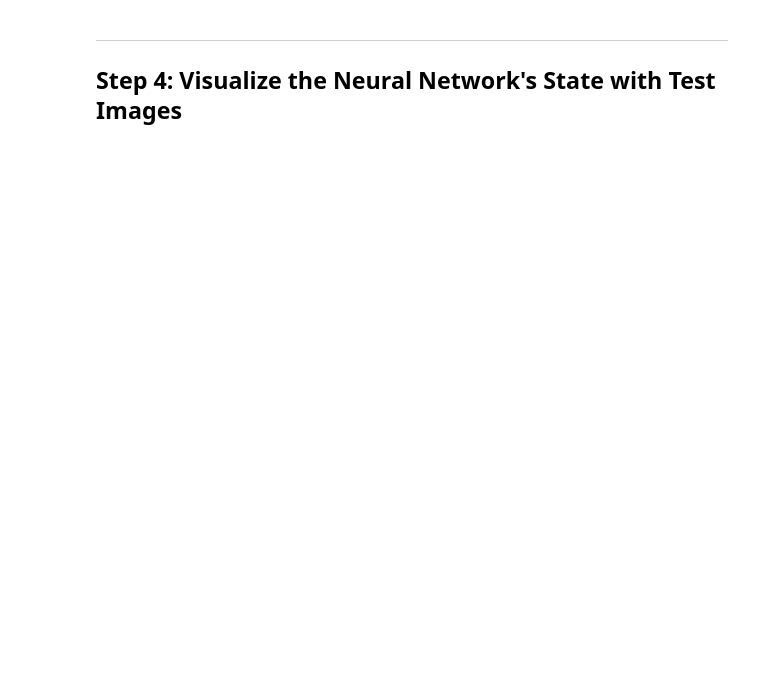
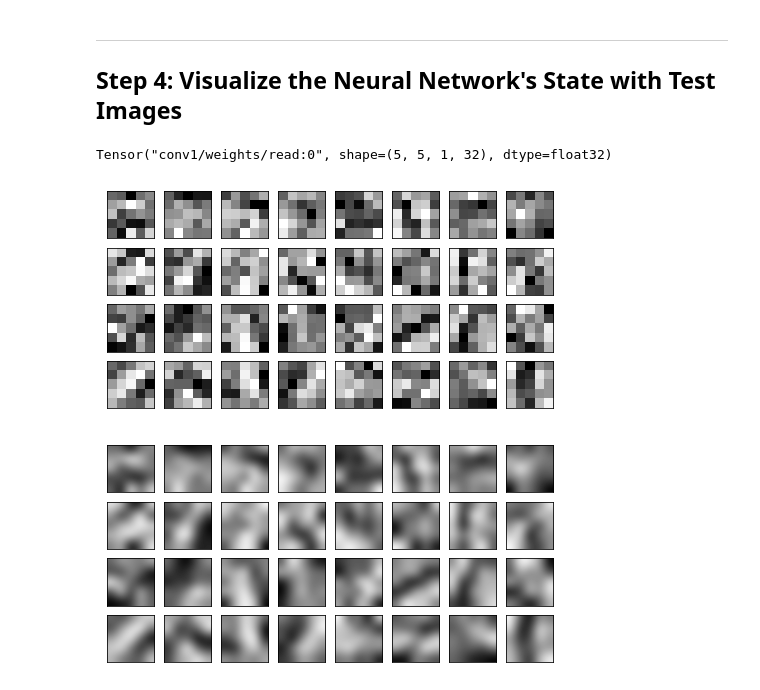
Before and after one commit to liamondrop/traffic-sign-classifier, a Jupyter notebook: Traffic_Sign_Classifier.ipynb, the cells around one changed output. Cells and saved outputs as stored; diff of their text form; code cells hidden in the pictures; blank space fills up the shorter version.

```diff
--- a/Traffic_Sign_Classifier.ipynb
+++ b/Traffic_Sign_Classifier.ipynb
@@ -284,8 +379,7 @@ prediction_operation = tf.nn.top_k(tf.nn.softmax(logits), n_preds)
 with tf.Session() as sess:
     sess.run(tf.global_variables_initializer())
     saver.restore(sess, SAVE_FILE)
-    probs, pred_classes = sess.run(prediction_operation,
-                                   feed_dict={X_vals: sign_data_process, keep_prob: 1.})
+    probs, pred_classes = sess.run(prediction_operation, feed_dict={X_vals: sign_data_process, keep_prob: 1.})
 # %%
 def prediction_confidence(img, likelihoods, predictions):
     labels = ["{:.4f}% : {}".format(likelihoods[i]*100, class_labels[str(c)])
@@ -334,11 +438,16 @@ def outputFeatureMap(session, image_input, activation, cols=8, rows=6, figsize=(
 # %%
 conv1_weights,_ = tf.get_collection(tf.GraphKeys.TRAINABLE_VARIABLES, scope="conv1")[:2]
 sign_img = sign_data_process[0]
 
 print(conv1_weights)
 
 with tf.Session() as sess:
     sess.run(tf.global_variables_initializer())
     saver.restore(sess, SAVE_FILE)
     conv1 = sess.run(conv1_weights, feed_dict={X_vals: [sign_img]})
     outputFeatureMap(sess, sign_img, conv1, cols=8, rows=4, figsize=(8,4), plt_num=0)
+    outputFeatureMap(sess, sign_img, conv1, cols=8, rows=4, figsize=(8,4), interpolation="bicubic", plt_num=1)
+# %% [output]
+Tensor("conv1/weights/read:0", shape=(5, 5, 1, 32), dtype=float32)
+[figure, added]
+[figure, added]
```
Also changed, not shown: parts of 19 cells of this notebook, 7 other files.
